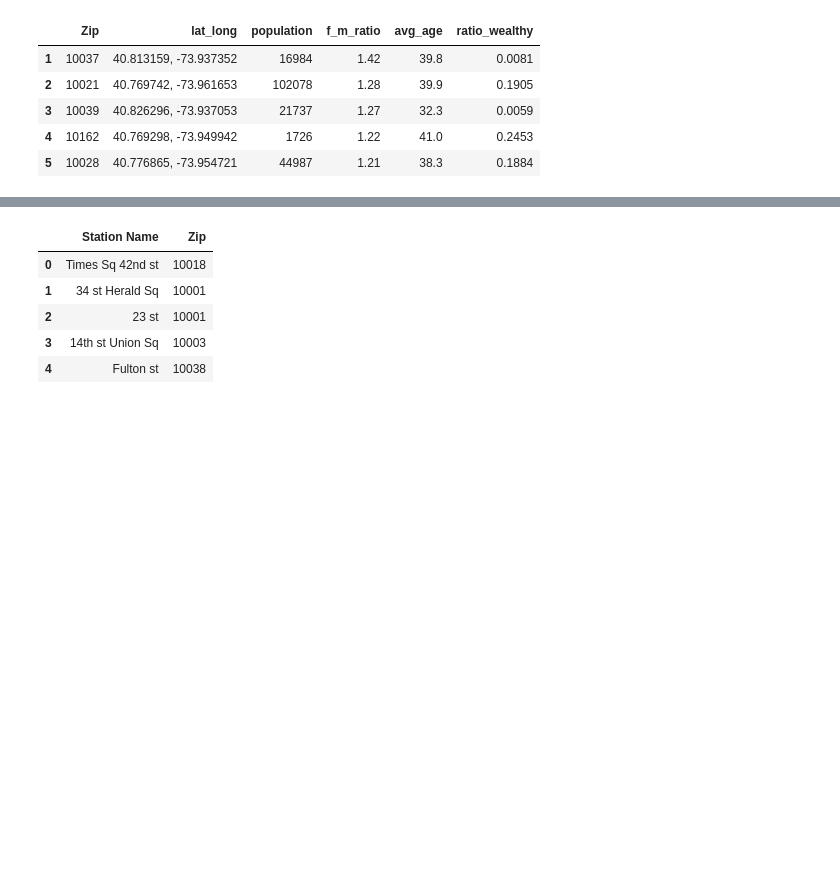
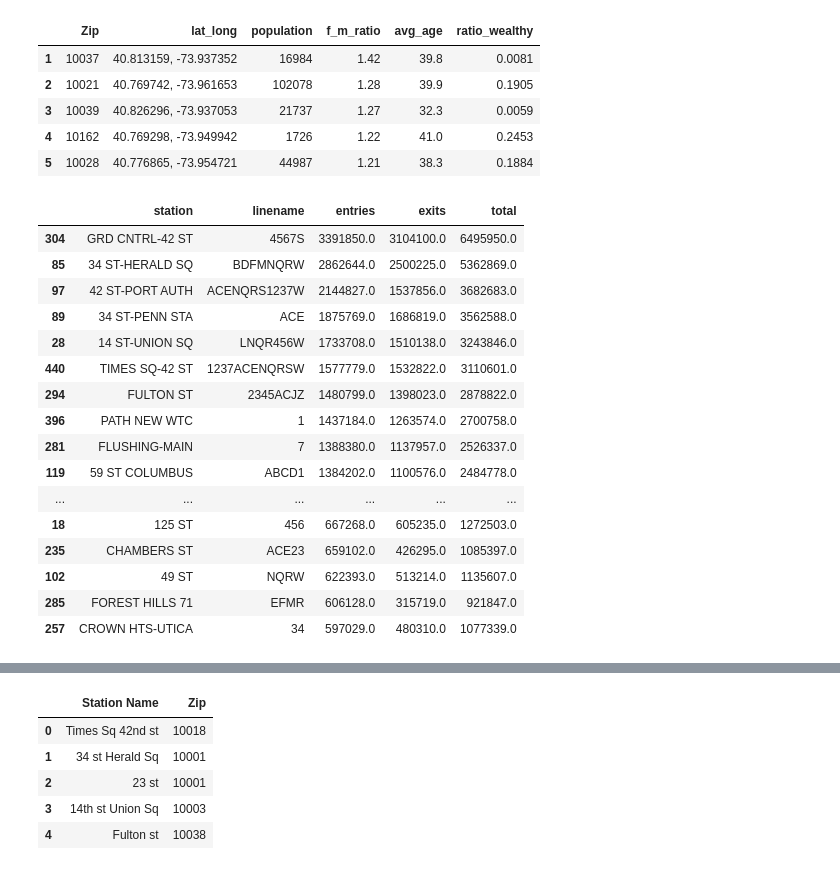
Before and after one commit to DimitriTheoharatos/ProjectBenson, a Jupyter notebook: MTA_EDA_Dimitri-v3.ipynb, the cells around one changed output, grey strips where cells are left out. Saved outputs shown, nothing was run; the diff lists cells and outputs as text; code cells hidden in the pictures; blank space fills up the shorter version.

```diff
--- a/MTA_EDA_Dimitri-v3.ipynb
+++ b/MTA_EDA_Dimitri-v3.ipynb
@@ -498,6 +488,25 @@ demographics.head()
 link_df = pd.read_csv('BensonStations.csv')
 # %%
 top25 = grouped_by_station.sort_values(['entries'],ascending = False)
-top25 = top25.station[0:24]
+top25 = top25.head(40)
+top25
+# %% [output]
+|  | station | linename | entries | exits | total |
+| 304 | GRD CNTRL-42 ST | 4567S | 3391850.0 | 3104100.0 | 6495950.0 |
+| 85 | 34 ST-HERALD SQ | BDFMNQRW | 2862644.0 | 2500225.0 | 5362869.0 |
+| 97 | 42 ST-PORT AUTH | ACENQRS1237W | 2144827.0 | 1537856.0 | 3682683.0 |
+| 89 | 34 ST-PENN STA | ACE | 1875769.0 | 1686819.0 | 3562588.0 |
+| 28 | 14 ST-UNION SQ | LNQR456W | 1733708.0 | 1510138.0 | 3243846.0 |
+| 440 | TIMES SQ-42 ST | 1237ACENQRSW | 1577779.0 | 1532822.0 | 3110601.0 |
+| 294 | FULTON ST | 2345ACJZ | 1480799.0 | 1398023.0 | 2878822.0 |
+| 396 | PATH NEW WTC | 1 | 1437184.0 | 1263574.0 | 2700758.0 |
+| 281 | FLUSHING-MAIN | 7 | 1388380.0 | 1137957.0 | 2526337.0 |
+| 119 | 59 ST COLUMBUS | ABCD1 | 1384202.0 | 1100576.0 | 2484778.0 |
+| ... | ... | ... | ... | ... | ... |
+| 18 | 125 ST | 456 | 667268.0 | 605235.0 | 1272503.0 |
+| 235 | CHAMBERS ST | ACE23 | 659102.0 | 426295.0 | 1085397.0 |
+| 102 | 49 ST | NQRW | 622393.0 | 513214.0 | 1135607.0 |
+| 285 | FOREST HILLS 71 | EFMR | 606128.0 | 315719.0 | 921847.0 |
+| 257 | CROWN HTS-UTICA | 34 | 597029.0 | 480310.0 | 1077339.0 |
 # %%
 top25 = top25.sort_values()
```
Also changed, not shown: parts of 17 cells of this notebook, 1 other file.
